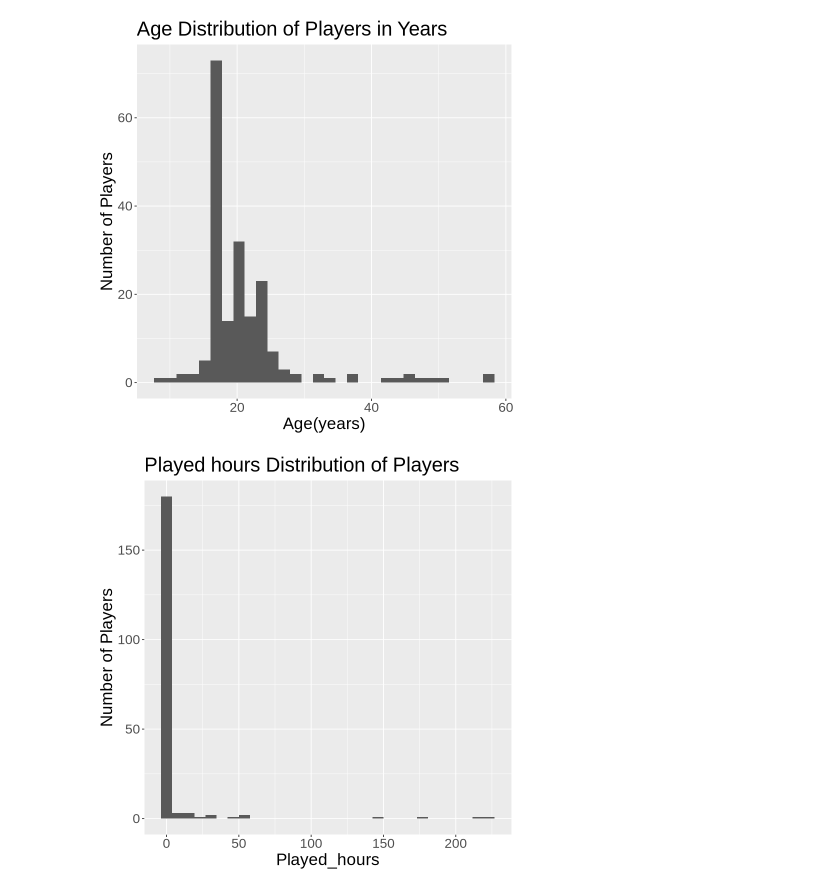
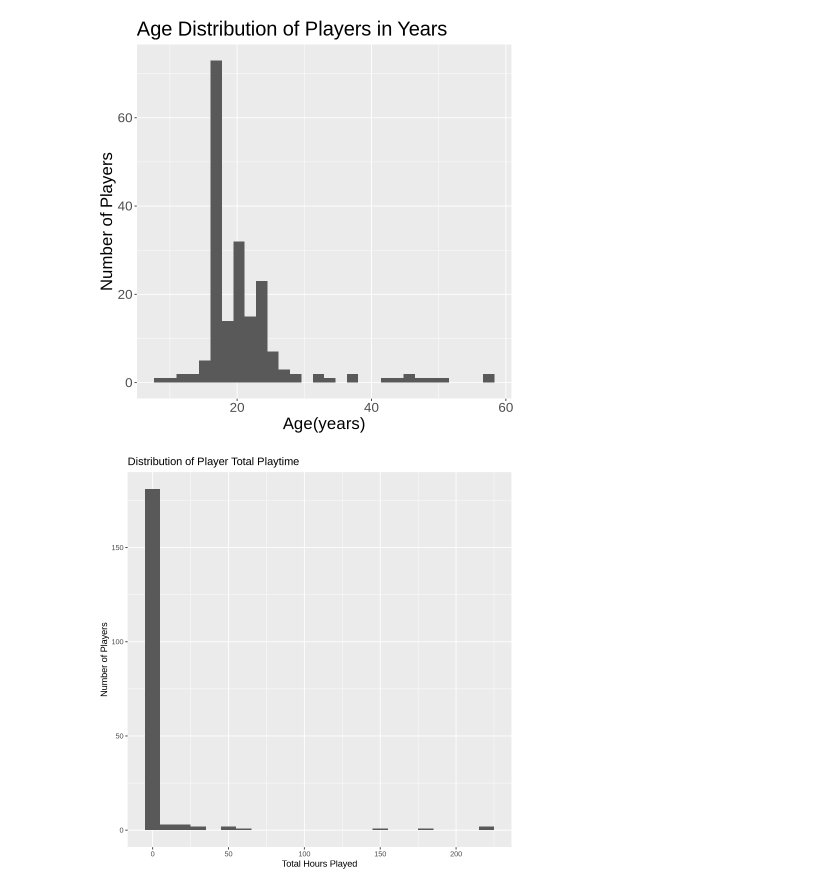
Before and after one commit to xiaoransun63-a11y/dsci100-project, a Jupyter notebook: individual.ipynb, the cells around one changed output. Saved outputs shown, nothing was run; the diff lists cells and outputs as text; code cells hidden in the pictures.

```diff
--- a/individual.ipynb
+++ b/individual.ipynb
@@ -245,15 +245,14 @@ Warning message:
 “Removed 2 rows containing non-finite outside the scale range (`stat_bin()`).”
 [figure]
 # %%
-played_hours_distribution <- combined_data |>
-  ggplot(aes(x = played_hours)) +
-  geom_histogram(bins = 30) +
-  xlab("Played_hours") +
-  ylab("Number of Players") +
-  ggtitle("Played hours Distribution of Players") +
-  theme(text = element_text(size = 20))
-played_hours_distribution
+Played_Hours <- players |>
+    ggplot(aes(x = played_hours)) +
+    geom_histogram(binwidth = 10) +
+    ggtitle("Distribution of Player Total Playtime") +
+    xlab("Total Hours Played") +
+    ylab("Number of Players")
+Played_Hours
 # %% [output]
-[figure, old version]
+[figure, new version]
 # %% [markdown]
 4. Methods and Plans
```
Also changed, not shown: parts of 5 cells of this notebook.
